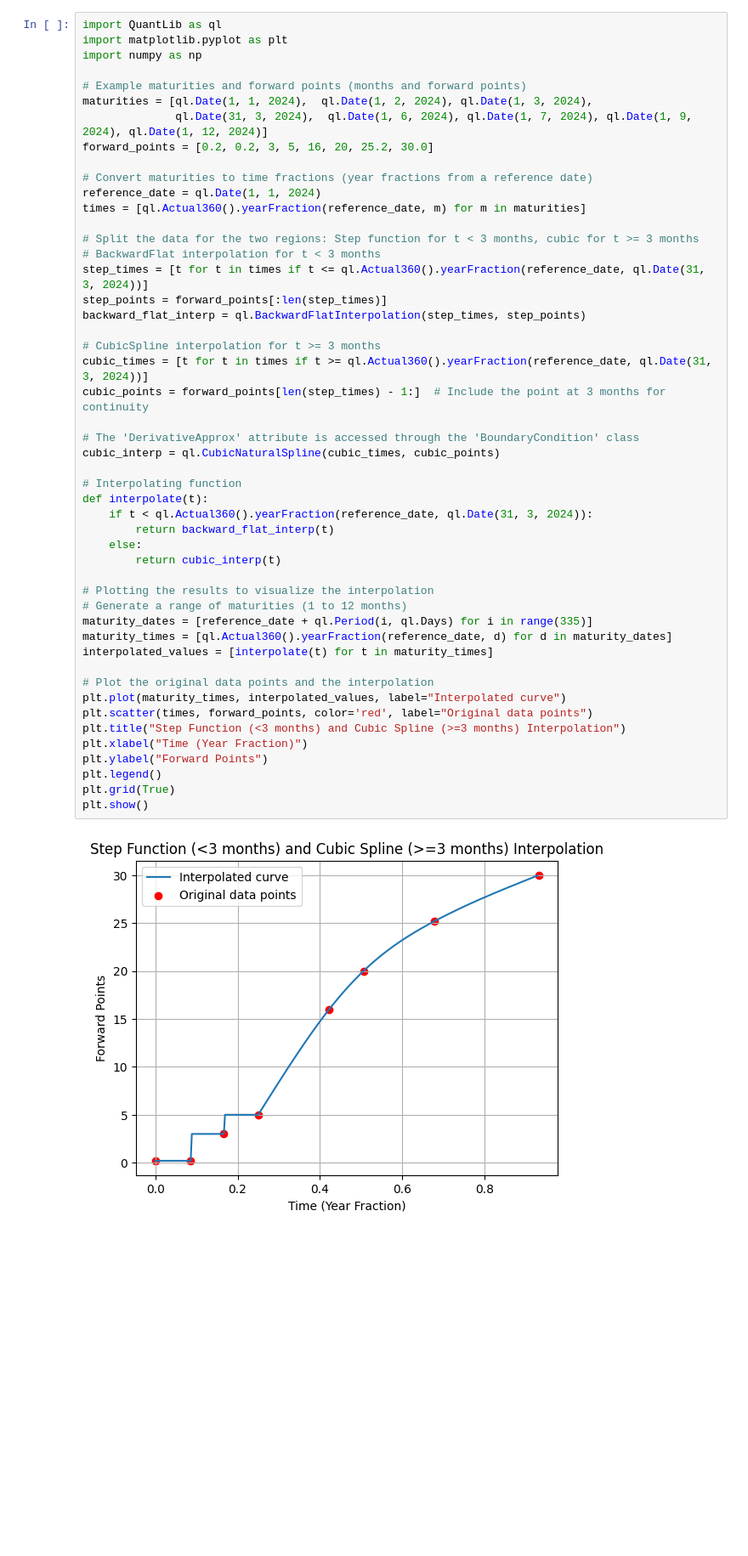
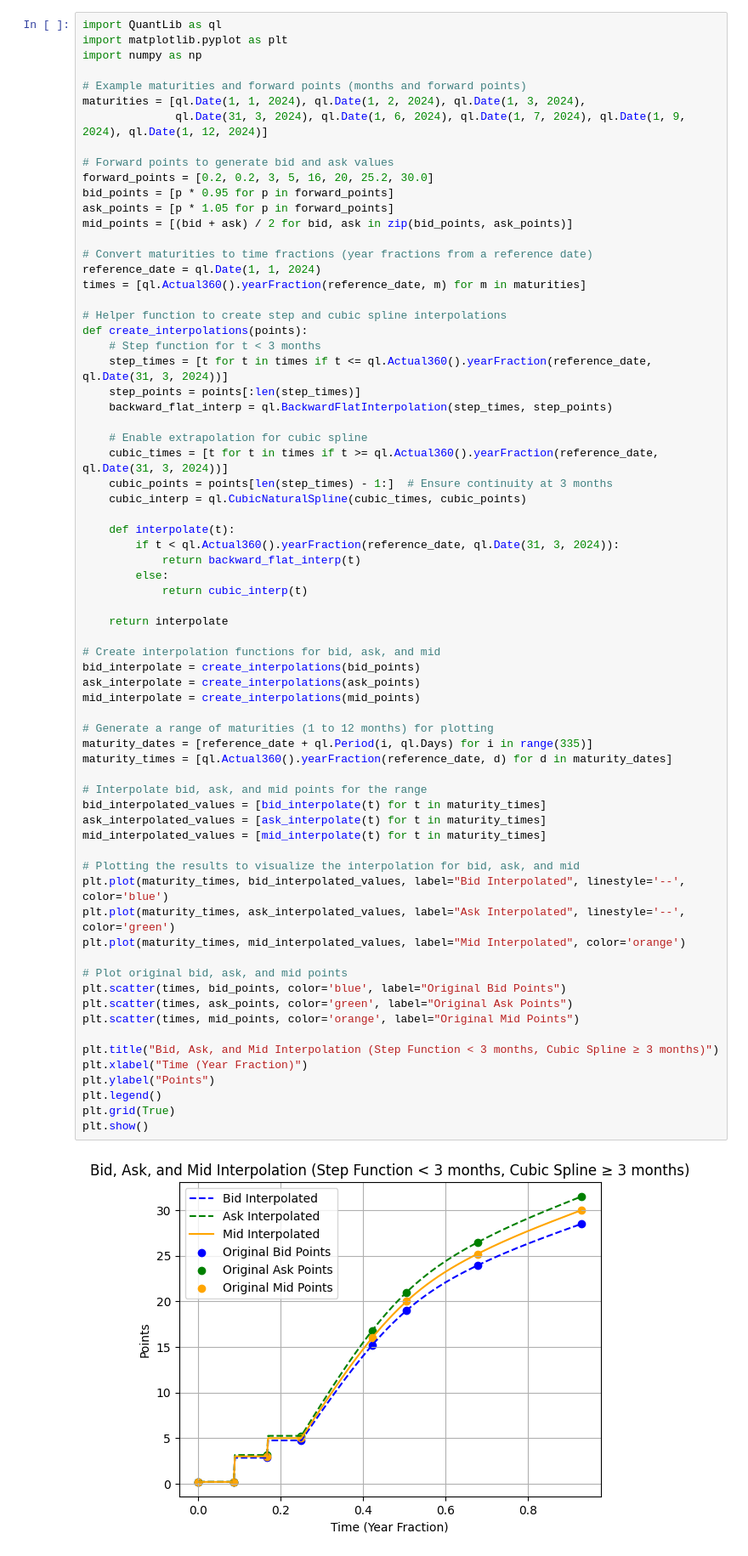
Before and after one commit to bwrob/panda-quant, a Jupyter notebook: quant-ideas/QLCurve.ipynb, the cells around one changed output. Shown at 85% size. Saved outputs shown, nothing was run; the diff lists cells and outputs as text; blank space fills up the shorter version.

```diff
--- a/quant-ideas/QLCurve.ipynb
+++ b/quant-ideas/QLCurve.ipynb
@@ -1,51 +1,71 @@
 # %%
 import QuantLib as ql
 import matplotlib.pyplot as plt
 import numpy as np
 
 # Example maturities and forward points (months and forward points)
-maturities = [ql.Date(1, 1, 2024),  ql.Date(1, 2, 2024), ql.Date(1, 3, 2024),
-              ql.Date(31, 3, 2024),  ql.Date(1, 6, 2024), ql.Date(1, 7, 2024), ql.Date(1, 9, 2024), ql.Date(1, 12, 2024)]
+maturities = [ql.Date(1, 1, 2024), ql.Date(1, 2, 2024), ql.Date(1, 3, 2024),
+              ql.Date(31, 3, 2024), ql.Date(1, 6, 2024), ql.Date(1, 7, 2024), ql.Date(1, 9, 2024), ql.Date(1, 12, 2024)]
+
+# Forward points to generate bid and ask values
 forward_points = [0.2, 0.2, 3, 5, 16, 20, 25.2, 30.0]
+bid_points = [p * 0.95 for p in forward_points]
+ask_points = [p * 1.05 for p in forward_points]
+mid_points = [(bid + ask) / 2 for bid, ask in zip(bid_points, ask_points)]
 
 # Convert maturities to time fractions (year fractions from a reference date)
 reference_date = ql.Date(1, 1, 2024)
 times = [ql.Actual360().yearFraction(reference_date, m) for m in maturities]
 
-# Split the data for the two regions: Step function for t < 3 months, cubic for t >= 3 months
-# BackwardFlat interpolation for t < 3 months
-step_times = [t for t in times if t <= ql.Actual360().yearFraction(reference_date, ql.Date(31, 3, 2024))]
-step_points = forward_points[:len(step_times)]
-backward_flat_interp = ql.BackwardFlatInterpolation(step_times, step_points)
+# Helper function to create step and cubic spline interpolations
+def create_interpolations(points):
+    # Step function for t < 3 months
+    step_times = [t for t in times if t <= ql.Actual360().yearFraction(reference_date, ql.Date(31, 3, 2024))]
+    step_points = points[:len(step_times)]
+    backward_flat_interp = ql.BackwardFlatInterpolation(step_times, step_points)
 
-# CubicSpline interpolation for t >= 3 months
-cubic_times = [t for t in times if t >= ql.Actual360().yearFraction(reference_date, ql.Date(31, 3, 2024))]
-cubic_points = forward_points[len(step_times) - 1:]  # Include the point at 3 months for continuity
+    # Enable extrapolation for cubic spline
+    cubic_times = [t for t in times if t >= ql.Actual360().yearFraction(reference_date, ql.Date(31, 3, 2024))]
+    cubic_points = points[len(step_times) - 1:]  # Ensure continuity at 3 months
+    cubic_interp = ql.CubicNaturalSpline(cubic_times, cubic_points)
 
-# The 'DerivativeApprox' attribute is accessed through the 'BoundaryCondition' class
-cubic_interp = ql.CubicNaturalSpline(cubic_times, cubic_points)
+    def interpolate(t):
+        if t < ql.Actual360().yearFraction(reference_date, ql.Date(31, 3, 2024)):
+            return backward_flat_interp(t)
+        else:
+            return cubic_interp(t)
 
-# Interpolating function
-def interpolate(t):
-    if t < ql.Actual360().yearFraction(reference_date, ql.Date(31, 3, 2024)):
-        return backward_flat_interp(t)
-    else:
-        return cubic_interp(t)
+    return interpolate
 
-# Plotting the results to visualize the interpolation
-# Generate a range of maturities (1 to 12 months)
+# Create interpolation functions for bid, ask, and mid
+bid_interpolate = create_interpolations(bid_points)
+ask_interpolate = create_interpolations(ask_points)
+mid_interpolate = create_interpolations(mid_points)
+
+# Generate a range of maturities (1 to 12 months) for plotting
 maturity_dates = [reference_date + ql.Period(i, ql.Days) for i in range(335)]
 maturity_times = [ql.Actual360().yearFraction(reference_date, d) for d in maturity_dates]
-interpolated_values = [interpolate(t) for t in maturity_times]
 
-# Plot the original data points and the interpolation
-plt.plot(maturity_times, interpolated_values, label="Interpolated curve")
-plt.scatter(times, forward_points, color='red', label="Original data points")
-plt.title("Step Function (<3 months) and Cubic Spline (>=3 months) Interpolation")
+# Interpolate bid, ask, and mid points for the range
+bid_interpolated_values = [bid_interpolate(t) for t in maturity_times]
+ask_interpolated_values = [ask_interpolate(t) for t in maturity_times]
+mid_interpolated_values = [mid_interpolate(t) for t in maturity_times]
+
+# Plotting the results to visualize the interpolation for bid, ask, and mid
+plt.plot(maturity_times, bid_interpolated_values, label="Bid Interpolated", linestyle='--', color='blue')
+plt.plot(maturity_times, ask_interpolated_values, label="Ask Interpolated", linestyle='--', color='green')
+plt.plot(maturity_times, mid_interpolated_values, label="Mid Interpolated", color='orange')
+
+# Plot original bid, ask, and mid points
+plt.scatter(times, bid_points, color='blue', label="Original Bid Points")
+plt.scatter(times, ask_points, color='green', label="Original Ask Points")
+plt.scatter(times, mid_points, color='orange', label="Original Mid Points")
+
+plt.title("Bid, Ask, and Mid Interpolation (Step Function < 3 months, Cubic Spline ≥ 3 months)")
 plt.xlabel("Time (Year Fraction)")
-plt.ylabel("Forward Points")
+plt.ylabel("Points")
 plt.legend()
 plt.grid(True)
 plt.show()
 # %% [output]
-[figure, old version]
+[figure, new version]
```
